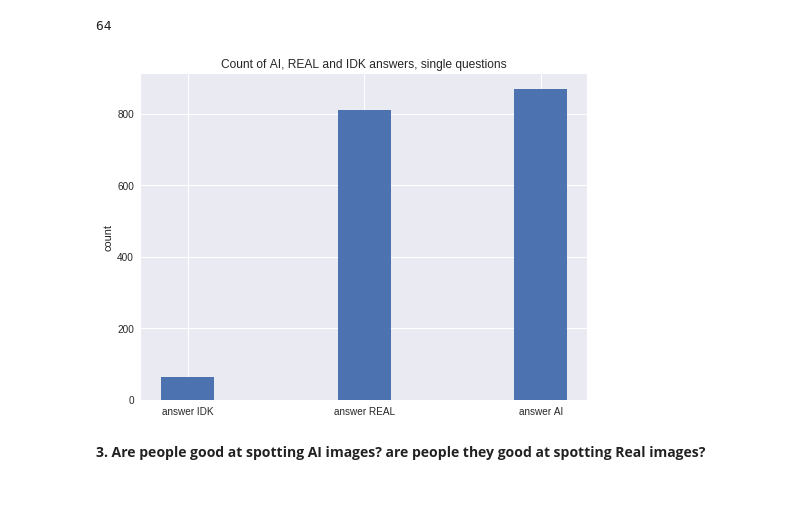
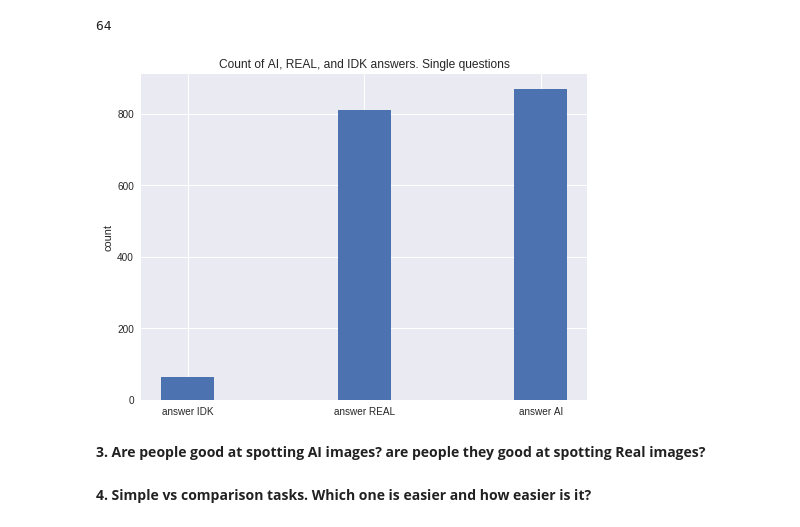
Before and after one commit to ShalyginaA/artificial-or-real-version2, a Jupyter notebook: main_analysis.ipynb, the cells around one changed output. Cells and saved outputs as stored; diff of their text form; code cells hidden in the pictures; blank space fills up the shorter version.

Commit message:
Some graphs added

```diff
--- a/main_analysis.ipynb
+++ b/main_analysis.ipynb
@@ -263,17 +263,19 @@ dont_know_count
 # %%
 fig = plt.figure(figsize=(8,6))
 ax = fig.add_subplot(111)
 
 ax.bar([0,1,2],[dont_know_count, answer_real_count, answer_ai_count], 0.3)
 plt.ylabel('count')
 
 ax.set_xticks([0,1,2])
 ax.set_xticklabels(("answer IDK", 'answer REAL', 'answer AI'))
 
-plt.title("Count of AI, REAL and IDK answers, single questions")
+plt.title("Count of AI, REAL, and IDK answers. Single questions")
 
 plt.show()
 # %% [output]
-[figure, old version]
+[figure, new version]
 # %% [markdown]
 **3. Are people good at spotting AI images? are people they good at spotting Real images?**
+# %% [markdown]
+**4. Simple vs comparison tasks. Which one is easier and how easier is it?**
```
Also changed, not shown: parts of 12 cells of this notebook.
